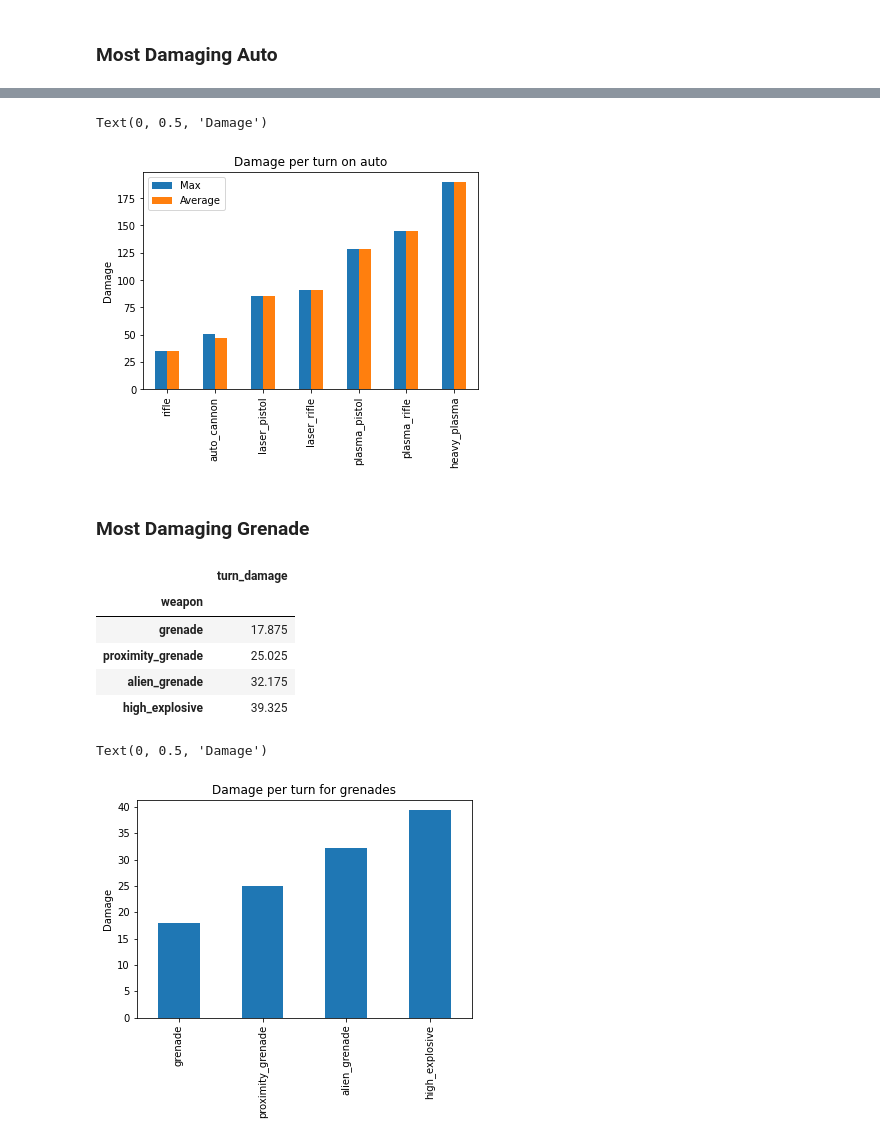
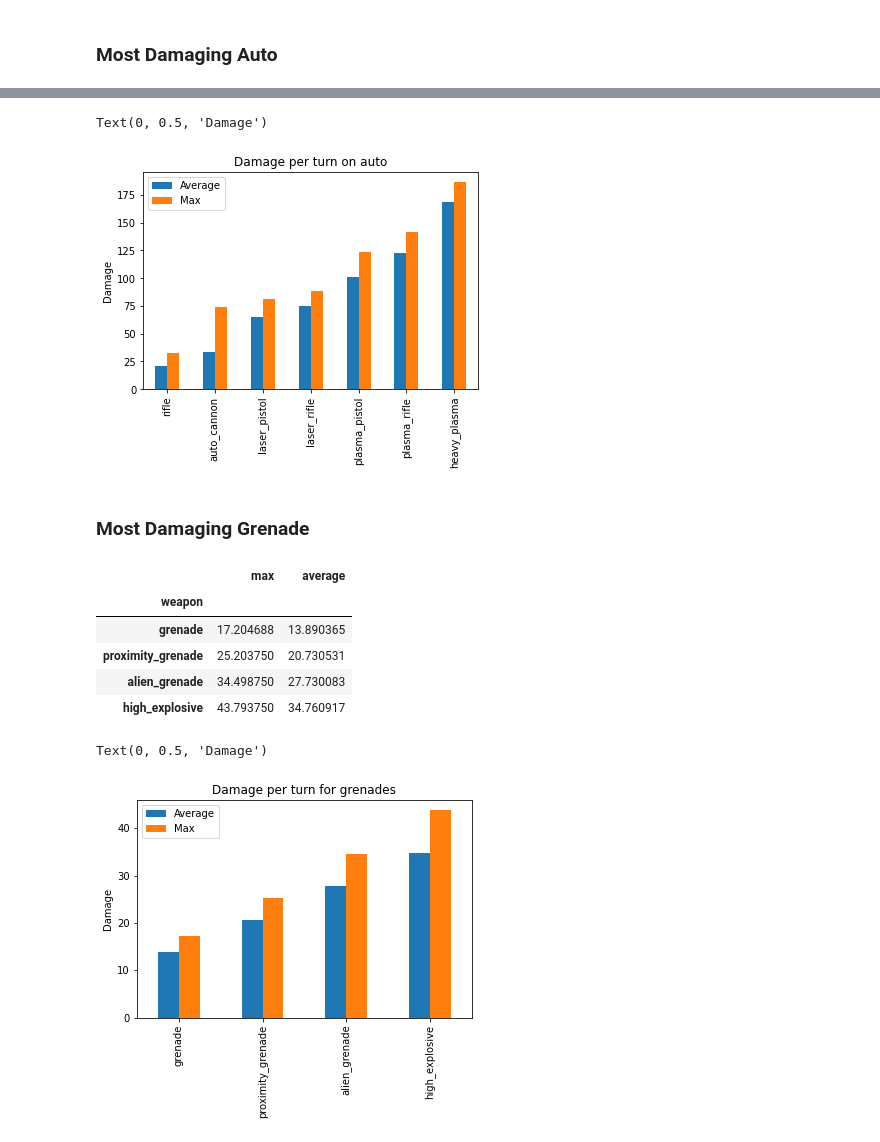
Before and after one commit to Bernardo-MG/xcom-analysis-jupyter-notebook, a Jupyter notebook: enemy_unknown/weapon_damage_turn.ipynb, the cells around one changed output, grey strips where cells are left out. Cells and saved outputs as stored; diff of their text form; code cells hidden in the pictures.

```diff
--- a/enemy_unknown/weapon_damage_turn.ipynb
+++ b/enemy_unknown/weapon_damage_turn.ipynb
@@ -164,31 +164,38 @@ most_damaging_weapon_auto
 # %%
-ax = most_damaging_weapon_auto.plot.bar(title="Damage per turn on auto", legend=False)
-ax.legend(["Max", "Average"])
+ax = most_damaging_weapon_auto[["average", "max"]].plot.bar(title="Damage per turn on auto", legend=False)
+ax.legend(["Average", "Max"])
 ax.xaxis.get_label().set_visible(False)
 ax.set_ylabel("Damage")
 # %% [output]
 Text(0, 0.5, 'Damage')
-[figure, old version]
+[figure, new version]
 # %% [markdown]
 ### Most Damaging Grenade
+# %%
+most_damaging_weapon_grenade_average = weapon_data_aliens[weapon_data_aliens["fire_mode"] == "grenade"]
+most_damaging_weapon_grenade_average = most_damaging_weapon_grenade_average[["weapon", "turn_penetrating_damage_expected"]]
+most_damaging_weapon_grenade_average = most_damaging_weapon_grenade_average.groupby("weapon").mean()
+# %%
+most_damaging_weapon_grenade_max = weapon_data_aliens[weapon_data_aliens["fire_mode"] == "grenade"]
+most_damaging_weapon_grenade_max = most_damaging_weapon_grenade_max[["weapon", "turn_penetrating_damage_expected"]]
+most_damaging_weapon_grenade_max = most_damaging_weapon_grenade_max.groupby("weapon").max()
 # %%
-most_damaging_weapon_grenade = weapon_data[weapon_data["fire_mode"] == "grenade"]
-most_damaging_weapon_grenade = most_damaging_weapon_grenade[["weapon", "turn_damage_expected"]]
-most_damaging_weapon_grenade = most_damaging_weapon_grenade.rename(columns={"turn_damage_expected": "turn_damage"})
-most_damaging_weapon_grenade = most_damaging_weapon_grenade.set_index(["weapon"])
-most_damaging_weapon_grenade = most_damaging_weapon_grenade.sort_values(by=["turn_damage"])
+most_damaging_weapon_grenade = most_damaging_weapon_grenade_max.merge(most_damaging_weapon_grenade_average, on="weapon")
+most_damaging_weapon_grenade = most_damaging_weapon_grenade.rename(columns={"turn_penetrating_damage_expected_x": "max", "turn_penetrating_damage_expected_y": "average"})
+most_damaging_weapon_grenade = most_damaging_weapon_grenade.sort_values(by=["average"])
 most_damaging_weapon_grenade
 # %% [output]
-|  | turn_damage |
-| weapon |  |
-| grenade | 17.875 |
-| proximity_grenade | 25.025 |
-| alien_grenade | 32.175 |
-| high_explosive | 39.325 |
+|  | max | average |
+| weapon |  |  |
+| grenade | 17.204688 | 13.890365 |
+| proximity_grenade | 25.203750 | 20.730531 |
+| alien_grenade | 34.498750 | 27.730083 |
+| high_explosive | 43.793750 | 34.760917 |
 # %%
-ax = most_damaging_weapon_grenade.plot.bar(title="Damage per turn for grenades", legend=False)
+ax = most_damaging_weapon_grenade[["average", "max"]].plot.bar(title="Damage per turn for grenades", legend=False)
+ax.legend(["Average", "Max"])
 ax.xaxis.get_label().set_visible(False)
 ax.set_ylabel("Damage")
 # %% [output]
 Text(0, 0.5, 'Damage')
-[figure, old version]
+[figure, new version]
```
Also changed, not shown: parts of 15 cells of this notebook, 5 other files.
